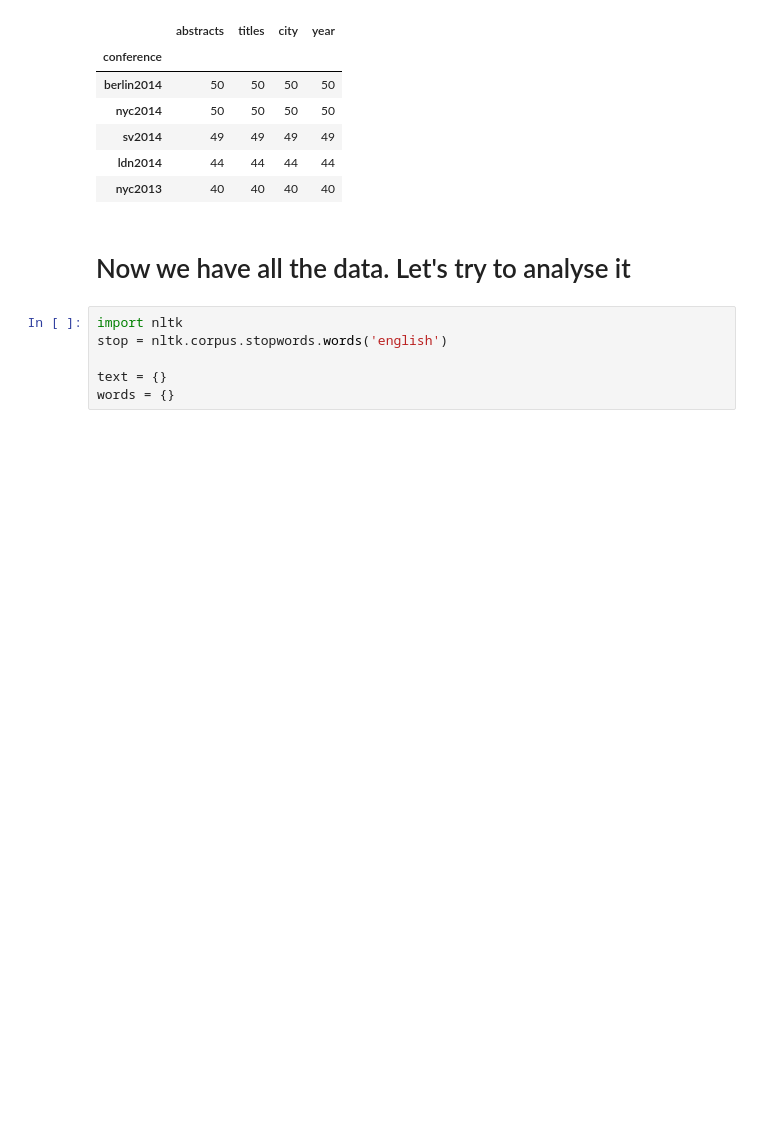
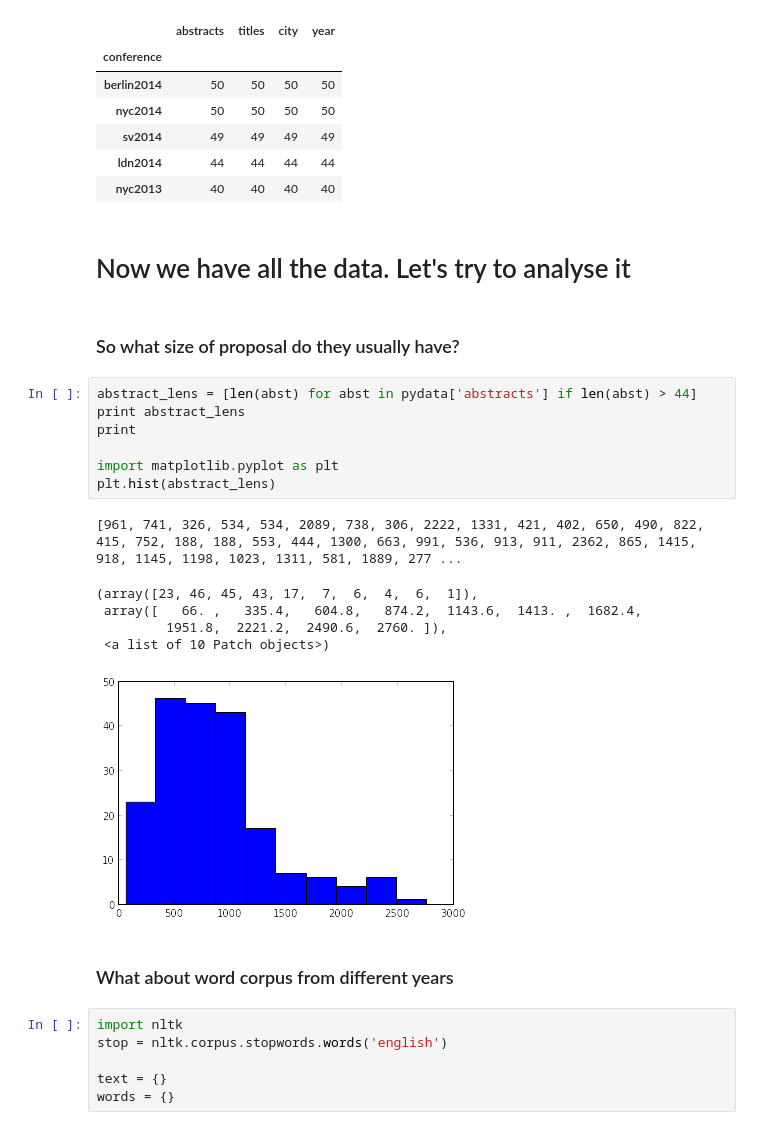
Before and after one commit to lc0/jupyter-notebooks, a Jupyter notebook: pydata.ipynb, the cells around one changed output. Drawn from its saved outputs; the diff is of its cells as text; blank space fills up the shorter version.

Commit message:
added hist of abstract symbols, refactoring

```diff
--- a/pydata.ipynb
+++ b/pydata.ipynb
@@ -103,6 +103,24 @@ records in dataframe 233
 | nyc2013 | 40 | 40 | 40 | 40 |
 # %% [markdown]
 # Now we have all the data. Let's try to analyse it
+# %% [markdown]
+### So what size of proposal do they usually have?
+# %%
+abstract_lens = [len(abst) for abst in pydata['abstracts'] if len(abst) > 44]
+print abstract_lens
+print
+
+import matplotlib.pyplot as plt
+plt.hist(abstract_lens)
+# %% [output]
+[961, 741, 326, 534, 534, 2089, 738, 306, 2222, 1331, 421, 402, 650, 490, 822, 415, 752, 188, 188, 553, 444, 1300, 663, 991, 536, 913, 911, 2362, 865, 1415, 918, 1145, 1198, 1023, 1311, 581, 1889, 277 ...
+(array([23, 46, 45, 43, 17,  7,  6,  4,  6,  1]),
+ array([   66. ,   335.4,   604.8,   874.2,  1143.6,  1413. ,  1682.4,
+         1951.8,  2221.2,  2490.6,  2760. ]),
+ <a list of 10 Patch objects>)
+[figure, added]
+# %% [markdown]
+### What about word corpus from different years
 # %%
 import nltk
 stop = nltk.corpus.stopwords.words('english')
```
Also changed, not shown: parts of 3 cells of this notebook.
